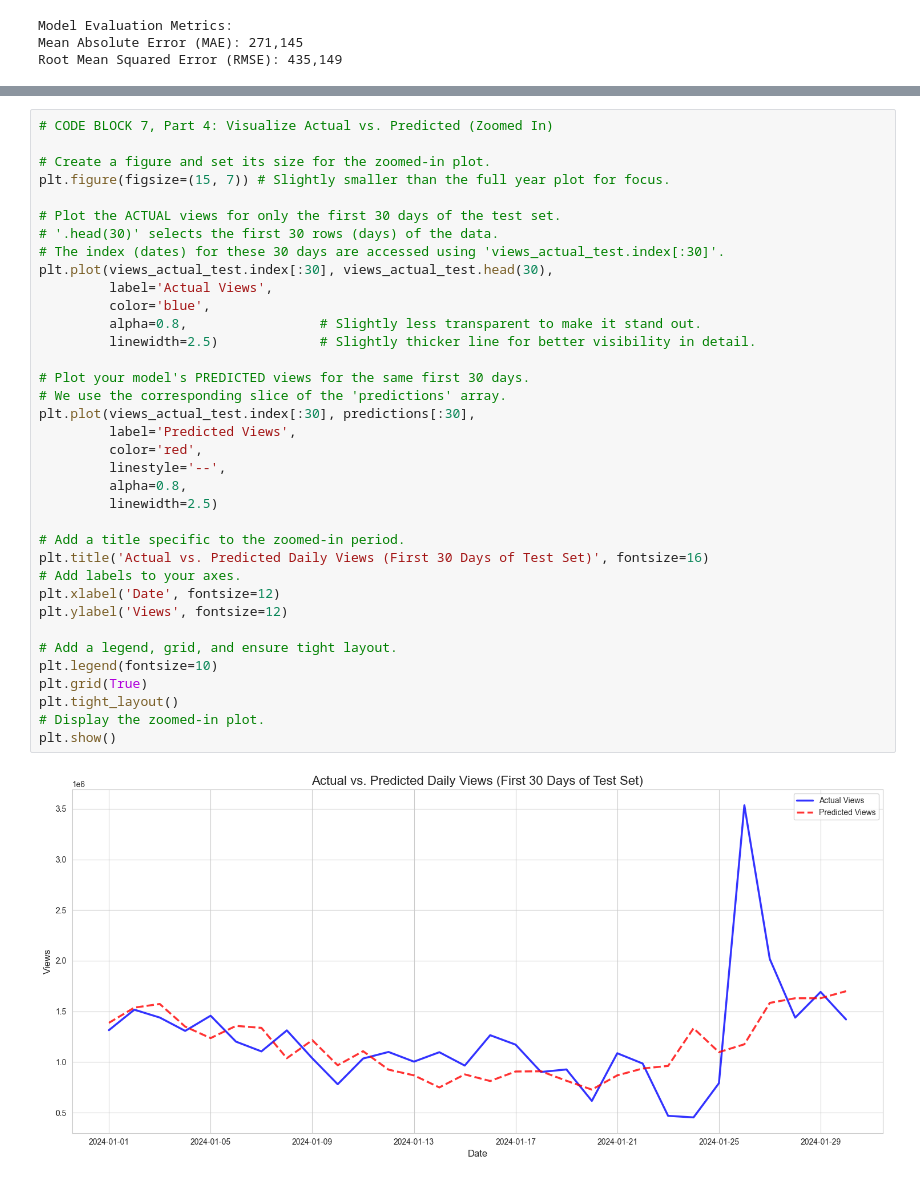
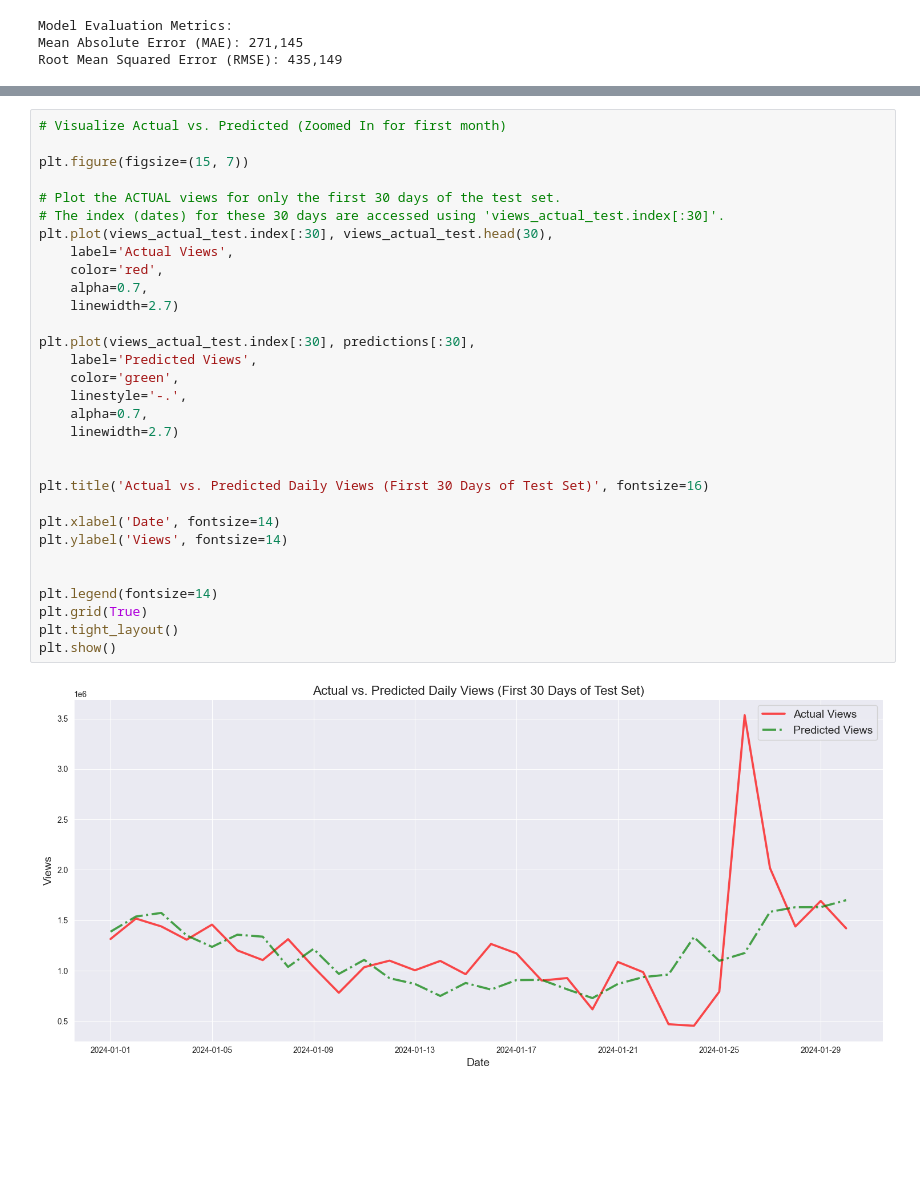
Before and after one commit to shivsdesai/digital-content-forecasting, a Jupyter notebook: generate_data.ipynb, the cells around one changed output, grey strips where cells are left out. Drawn from its saved outputs; the diff is of its cells as text; blank space fills up the shorter version.

```diff
--- a/generate_data.ipynb
+++ b/generate_data.ipynb
@@ -359,38 +350,33 @@ plt.show()
 # %%
-# CODE BLOCK 7, Part 4: Visualize Actual vs. Predicted (Zoomed In)
+# Visualize Actual vs. Predicted (Zoomed In for first month)
 
-# Create a figure and set its size for the zoomed-in plot.
-plt.figure(figsize=(15, 7)) # Slightly smaller than the full year plot for focus.
+plt.figure(figsize=(15, 7))
 
 # Plot the ACTUAL views for only the first 30 days of the test set.
-# '.head(30)' selects the first 30 rows (days) of the data.
 # The index (dates) for these 30 days are accessed using 'views_actual_test.index[:30]'.
 plt.plot(views_actual_test.index[:30], views_actual_test.head(30),
-         label='Actual Views',
-         color='blue',
-         alpha=0.8,                 # Slightly less transparent to make it stand out.
-         linewidth=2.5)             # Slightly thicker line for better visibility in detail.
+    label='Actual Views',
+    color='red',
+    alpha=0.7,
+    linewidth=2.7)
 
-# Plot your model's PREDICTED views for the same first 30 days.
-# We use the corresponding slice of the 'predictions' array.
 plt.plot(views_actual_test.index[:30], predictions[:30],
-         label='Predicted Views',
-         color='red',
-         linestyle='--',
-         alpha=0.8,
-         linewidth=2.5)
+    label='Predicted Views',
+    color='green',
+    linestyle='-.',
+    alpha=0.7,
+    linewidth=2.7)
 
-# Add a title specific to the zoomed-in period.
+
 plt.title('Actual vs. Predicted Daily Views (First 30 Days of Test Set)', fontsize=16)
-# Add labels to your axes.
-plt.xlabel('Date', fontsize=12)
-plt.ylabel('Views', fontsize=12)
 
-# Add a legend, grid, and ensure tight layout.
-plt.legend(fontsize=10)
+plt.xlabel('Date', fontsize=14)
+plt.ylabel('Views', fontsize=14)
+
+
+plt.legend(fontsize=14)
 plt.grid(True)
 plt.tight_layout()
-# Display the zoomed-in plot.
 plt.show()
 # %% [output]
-[figure, old version]
+[figure, new version]
```
Also changed, not shown: parts of 3 cells of this notebook.
